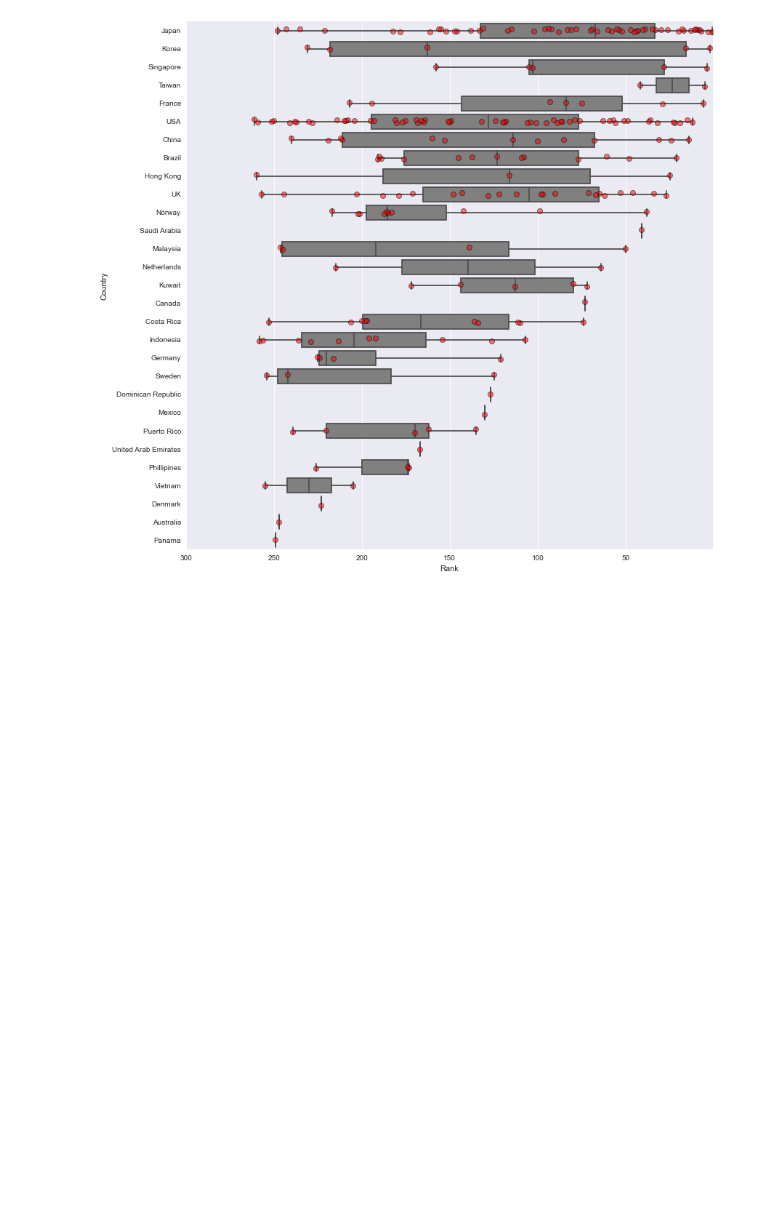
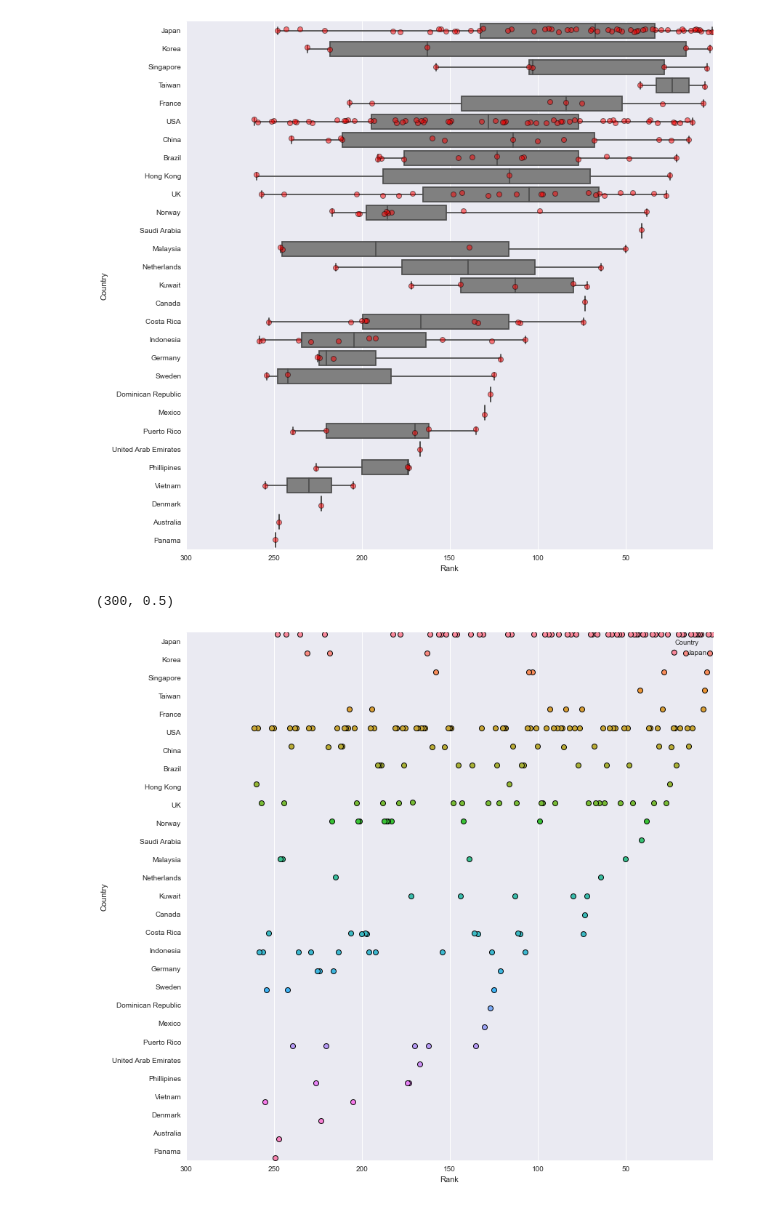
Before and after one commit to meowklaski/CPTAnaly, a Jupyter notebook: Plotting_Data.ipynb, the cells around one changed output. Drawn from its saved outputs; the diff is of its cells as text; code cells hidden in the pictures; blank space fills up the shorter version.

```diff
--- a/Plotting_Data.ipynb
+++ b/Plotting_Data.ipynb
@@ -32,6 +33,13 @@ with open('data/scrubed_tourney_data.p', 'rb') as f_:
 with open('data/all_char_names.p', 'rb') as f_:
     all_char_names = cPickle.load(f_)
 
+with open('data/char_to_count.p', 'rb') as f_:
+    char_to_count = cPickle.load(f_)
+with open('data/char_to_tier.p', 'rb') as f_:
+    char_to_tier = cPickle.load(f_)
+with open('data/char_to_cnt_rank.p', 'rb') as f_:
+    char_to_cnt_rank = cPickle.load(f_)
+
 with open('data/player_DataFrame.pckl', 'rb') as f_:
     player_df = cPickle.load(f_)
 # %%
@@ -119,3 +295,11 @@ ax.set_xlim(300,.5)
 # %% [output]
 (300, 0.5)
 [figure]
+# %%
+fig,ax = plt.subplots(figsize=(13,13))
+sns.stripplot(y="Country", x="Rank", data=player_df[player_df['Country'] != ''],hue="Country",edgecolor='black', jitter=True);
+# sns.boxplot(y="Country", x="Rank", data=player_df[player_df['Country'] != ''], whis=np.inf, color='grey');
+ax.set_xlim(300,.5)
+# %% [output]
+(300, 0.5)
+[figure, added]
```
Also changed, not shown: parts of 27 cells of this notebook, 3 other files.
